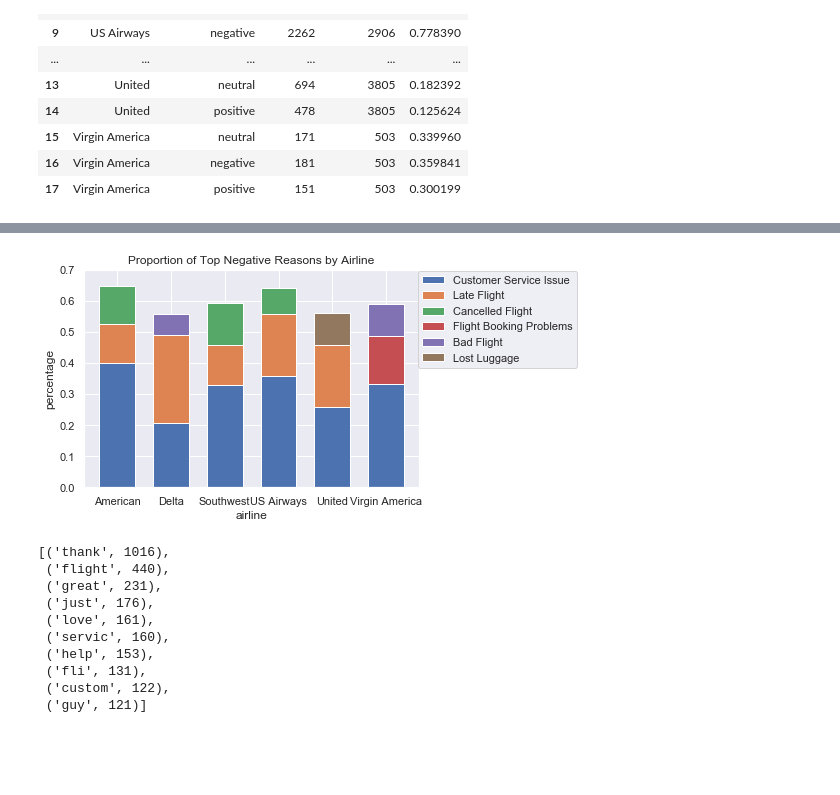
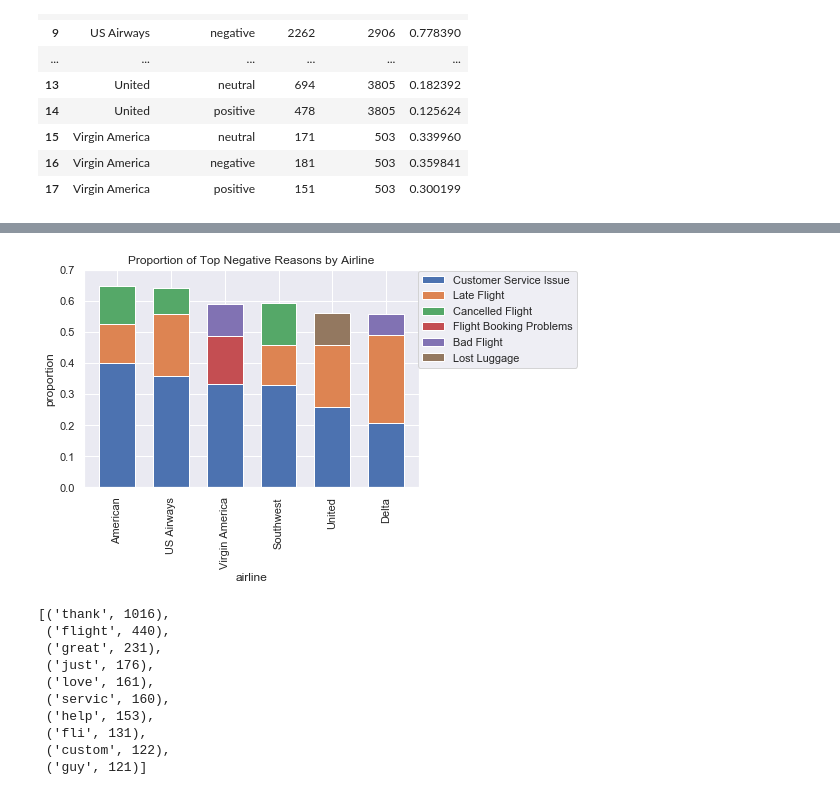
Before and after one commit to jennyrhee/airline-sentiment, a Jupyter notebook: notebooks/2-data-storytelling.ipynb, the cells around one changed output, grey strips where cells are left out. Drawn from its saved outputs; the diff is of its cells as text; code cells hidden in the pictures; blank space fills up the shorter version.

```diff
--- a/notebooks/2-data-storytelling.ipynb
+++ b/notebooks/2-data-storytelling.ipynb
@@ -159,61 +260,63 @@ neg_reasons = neg_reasons.groupby(['airline']).head(3).sort_values(by='airline')
 # have a particular negative reason in their top 3 (to fill with 0)
 airlines = pd.DataFrame(neg_reasons.airline.unique(), columns=['airline'])
 
 cs_issue = (neg_reasons[neg_reasons.negativereason == 'Customer Service Issue']
-            .sort_values(by='airline')
-            .reset_index()
-            .perc)
+            [['airline', 'perc']]
+            .sort_values(by='perc', ascending=False)
+            .set_index('airline'))
 late = (neg_reasons[neg_reasons.negativereason == 'Late Flight']
         .merge(airlines, how='right')
         .fillna(0)
-        .sort_values(by='airline')
-        .reset_index()
-        .perc)
+        [['airline', 'perc']]
+        .set_index('airline')
+        .loc[cs_issue.index])
 cancelled = (neg_reasons[neg_reasons.negativereason == 'Cancelled Flight']
              .merge(airlines, how='right')
              .fillna(0)
-             .sort_values(by='airline')
-             .reset_index()
-             .perc)
+             [['airline', 'perc']]
+             .set_index('airline')
+             .loc[cs_issue.index])
 booking = (neg_reasons[neg_reasons.negativereason == 'Flight Booking Problems']
            .merge(airlines, how='right')
            .fillna(0)
-           .sort_values(by='airline')
-           .reset_index()
-           .perc)
+           [['airline', 'perc']]
+           .set_index('airline')
+           .loc[cs_issue.index])
 bad = (neg_reasons[neg_reasons.negativereason == 'Bad Flight']
        .merge(airlines, how='right')
        .fillna(0)
-       .sort_values(by='airline')
-       .reset_index()
-       .perc)
+       [['airline', 'perc']]
+       .set_index('airline')
+       .loc[cs_issue.index])
 lost = (neg_reasons[neg_reasons.negativereason == 'Lost Luggage']
        .merge(airlines, how='right')
        .fillna(0)
-       .sort_values(by='airline')
-       .reset_index()
-       .perc)
+       [['airline', 'perc']]
+       .set_index('airline')
+       .loc[cs_issue.index])
 
-p1 = plt.bar(ind, cs_issue)
-p2 = plt.bar(ind, late, bottom=cs_issue)
-p3 = plt.bar(ind, cancelled, bottom=cs_issue+late)
-p4 = plt.bar(ind, booking, bottom=cs_issue+late+cancelled)
-p5 = plt.bar(ind, bad, bottom=cs_issue+late+cancelled+booking)
-p6 = plt.bar(ind, lost, bottom=cs_issue+late+cancelled+booking+bad)
+p1 = plt.bar(ind, cs_issue.perc)
+p2 = plt.bar(ind, late.perc, bottom=cs_issue.perc)
+p3 = plt.bar(ind, cancelled.perc, bottom=cs_issue.perc+late.perc)
+p4 = plt.bar(ind, booking.perc,
+             bottom=cs_issue.perc+late.perc+cancelled.perc)
+p5 = plt.bar(ind, bad.perc,
+             bottom=cs_issue.perc+late.perc+cancelled.perc+booking.perc)
+p6 = plt.bar(ind, lost.perc,
+             bottom=cs_issue.perc+late.perc+cancelled.perc+booking.perc+bad.perc)
 
 plt.xlabel('airline')
-plt.ylabel('percentage')
+plt.ylabel('proportion')
 plt.title('Proportion of Top Negative Reasons by Airline')
-plt.xticks(ind, ('American', 'Delta', 'Southwest', 'US Airways',
-                 'United', 'Virgin America'))
+plt.xticks(ind, cs_issue.index, rotation=90)
 plt.legend((p1[0], p2[0], p3[0], p4[0], p5[0], p6[0]),
            ('Customer Service Issue', 'Late Flight', 'Cancelled Flight',
             'Flight Booking Problems', 'Bad Flight', 'Lost Luggage'),
            bbox_to_anchor=(.98,1.02))
 plt.ylim(0, .7)
 plt.savefig('../docs/img/negreasons.png', dpi=300, bbox_inches='tight');
 # %% [output]
-[figure, old version]
+[figure, new version]
 # %%
 pos_tweets = df[df.airline_sentiment == 'positive'].cleaned_tweet
 
```
Also changed, not shown: parts of 11 cells of this notebook, 3 other files.
